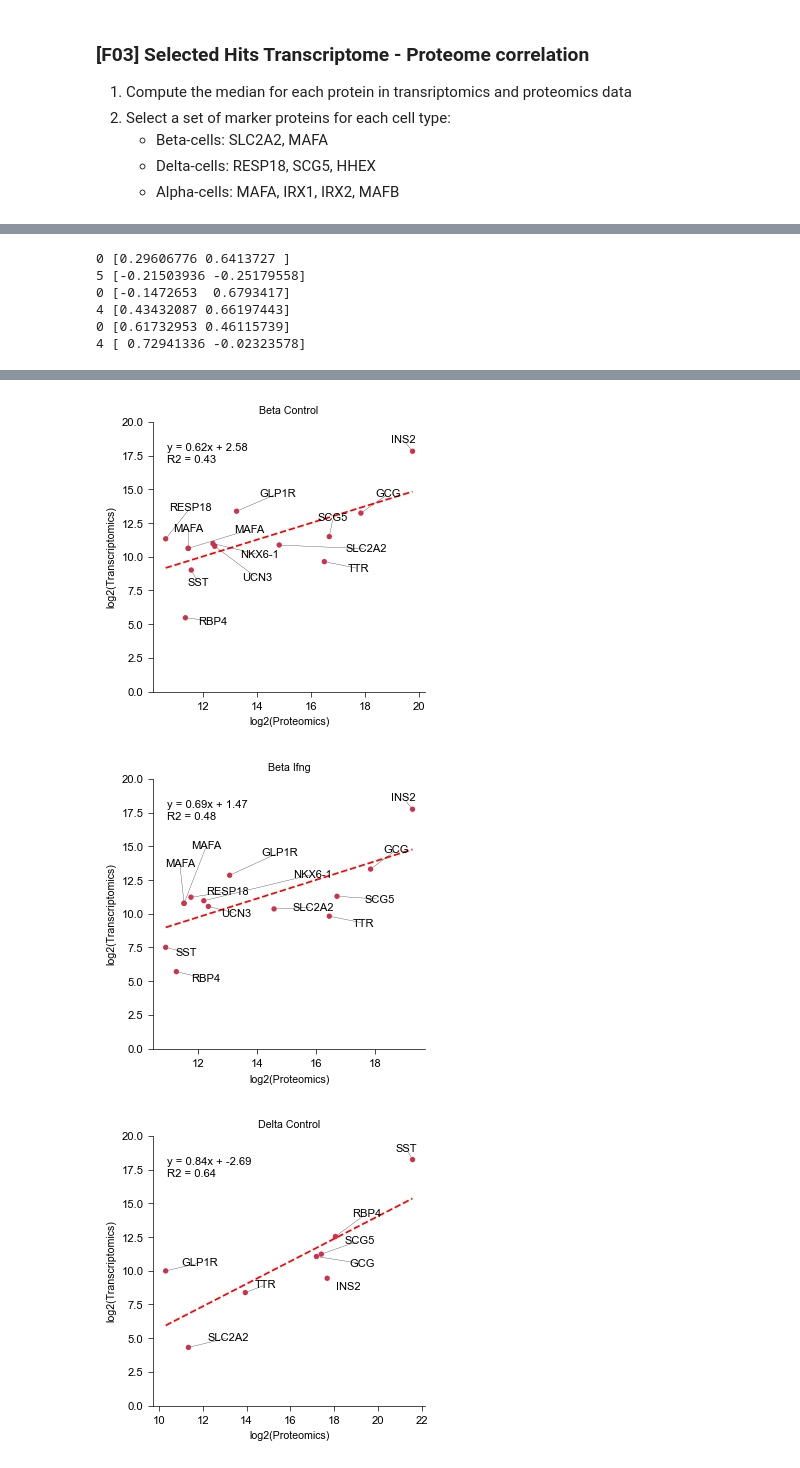
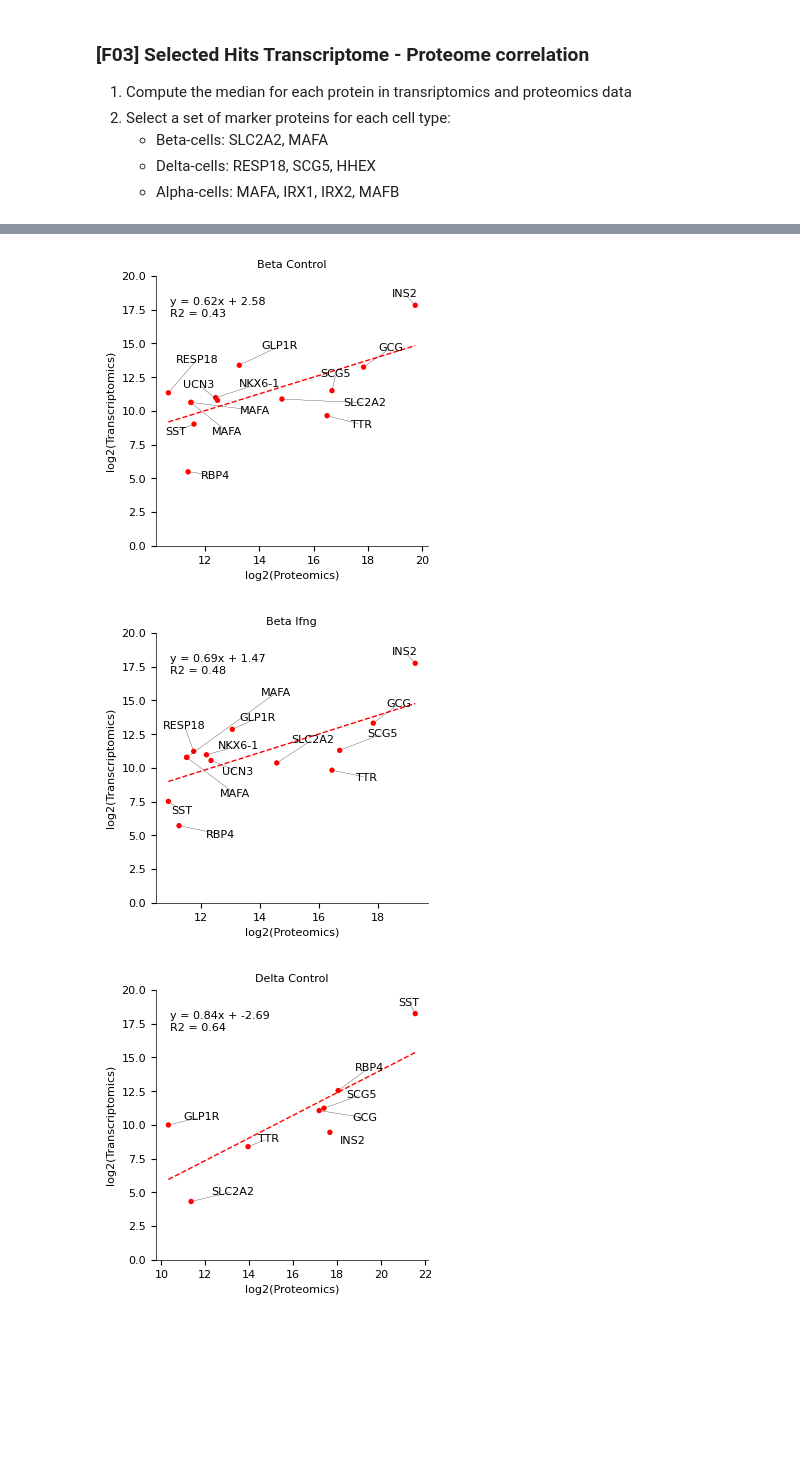
Before and after one commit to MannLabs/IsletsOmics, a Jupyter notebook: figure_notebooks/F03.ipynb, the cells around one changed output, grey strips where cells are left out. Saved outputs shown, nothing was run; the diff lists cells and outputs as text; code cells hidden in the pictures; blank space fills up the shorter version.

```diff
--- a/figure_notebooks/F03.ipynb
+++ b/figure_notebooks/F03.ipynb
@@ -4,15 +4,24 @@
 
 import sys
 
+import os
+from Bio import SeqIO
+import regex as re
 import pandas as pd
 
-from bm_tools.data import Data
-from bm_tools.plots import Plots
+from adjustText import adjust_text
+
+import pandas as pd
+
+# from bm_tools.data import Data
+# from bm_tools.plots import Plots
 
 import matplotlib.pyplot as plt
 
 # get data
-data_obj = Data()
-data_obj.add_anndata(pd.read_pickle("./../rna_prot_dataset.pkl"))
-data_obj.add_metadata(pd.read_pickle("./../rna_prot_sample_metadata.pkl"), 0)
-data_obj.add_metadata(pd.read_pickle("./../rna_prot_feature_metadata.pkl"), 1)
+data = pd.read_pickle("./data/datasets/islets_rna_prot_dataset.pkl")
+sample_metadata = pd.read_pickle("./data/datasets/islets_rna_prot_sample_metadata.pkl")
+feature_metadata = pd.read_pickle("./data/datasets/islets_rna_prot_feature_metadata.pkl")
+
+sys.path.append("src.py")
+from src import Utils
@@ -74,7 +79,7 @@ marker_id_df = pd.DataFrame([(gene, gene_id) for gene, gene_id in marker_ids.ite
 marker_df = marker_df.merge(marker_id_df, on = 'gene')
 
 # generate the median dataset:
-median_dataset = data_obj.get_data().merge(data_obj.get_metadata(0)[['sample', 'treat', 'readout']], left_index = True, right_index = True).groupby(['sample', 'treat', 'readout']).median()
+median_dataset = data.merge(sample_metadata[['sample', 'treat', 'readout']], left_index = True, right_index = True).groupby(['sample', 'treat', 'readout']).median()
 median_dataset.index = median_dataset.index.map(lambda x: "_".join(x))
 # %%
 # get matching dataset columns: any column name that partially contains the marker id
@@ -99,8 +104,7 @@ marker_data = pd.concat([marker_data_proteomics, marker_data_transcriptomics], a
 for cell in ['alpha', 'beta', 'delta']:
     for treatment in ['control', 'ifng']:
         plot_df = marker_data[[f'{cell}_{treatment}_proteomics', f'{cell}_{treatment}_transcriptomics']]
-        p = Plots()
-        f, axs = p.scatter(
+        f, axs = Utils.scatter(
             data = plot_df,
             metadata = None,
             x_col = f'{cell}_{treatment}_proteomics',
@@ -115,9 +119,10 @@ for cell in ['alpha', 'beta', 'delta']:
             show_equation = True,
             ylim = (0, 20),
             show = False,
+            base_color = 'red'
         )
+
         # Label points
-        from adjustText import adjust_text
         plot_df = plot_df.copy()
         plot_df['gene'] = plot_df.index.map(lambda x: id2gene.get(x, x))
         plot_df = plot_df.dropna()
@@ -127,12 +132,12 @@ for cell in ['alpha', 'beta', 'delta']:
         adjust_text(texts, arrowprops=dict(arrowstyle='-', color='black', linewidth = 0.2), ax=axs, min_arrow_len = 0.5, expand_points=(1.1, 1.1), ha='left', va='bottom')
 
         # save plot
-        p.save_figure(
+        Utils.save_figure(
             fig = f,
             filename = f"fig_03_scatterplot_{cell}_{treatment}.svg",
             output_dir = "./assets/20250423_revision_figures/",
             dpi = 300,
-            nature_height = "single",
-            nature_width = "single",
+            paper_height = "single",
+            paper_width = "single",
         )
 # %% [output]
@@ -140,6 +149,0 @@ Looks like you are using a tranform that doesn't support FancyArrowPatch, using
-0 [0.29606776 0.6413727 ]
-5 [-0.21503936 -0.25179558]
-0 [-0.1472653  0.6793417]
-4 [0.43432087 0.66197443]
-0 [0.61732953 0.46115739]
-4 [ 0.72941336 -0.02323578]
@@ -148,3 +152,3 @@ Looks like you are using a tranform that doesn't support FancyArrowPatch, using
-[figure, old version]
+[figure, new version]
-[figure, old version]
+[figure, new version]
-[figure, old version]
+[figure, new version]
```
Also changed, not shown: parts of 4 cells of this notebook, 2 other files.
